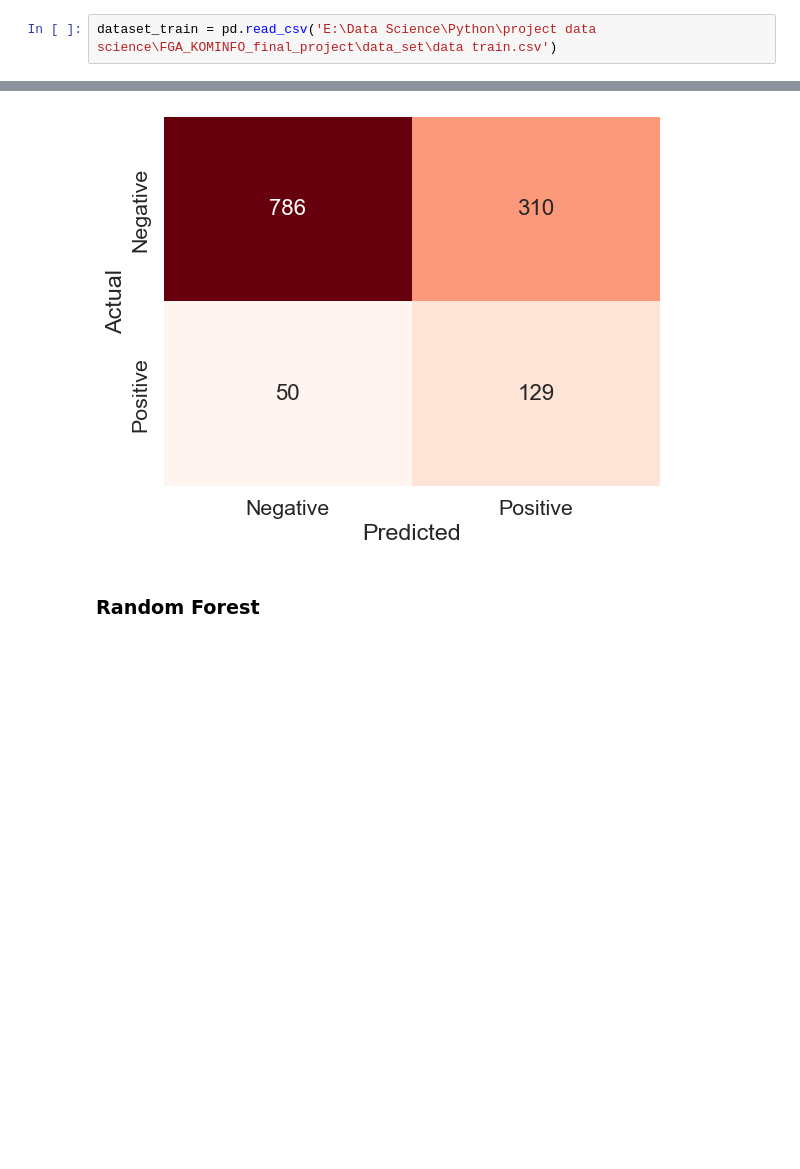
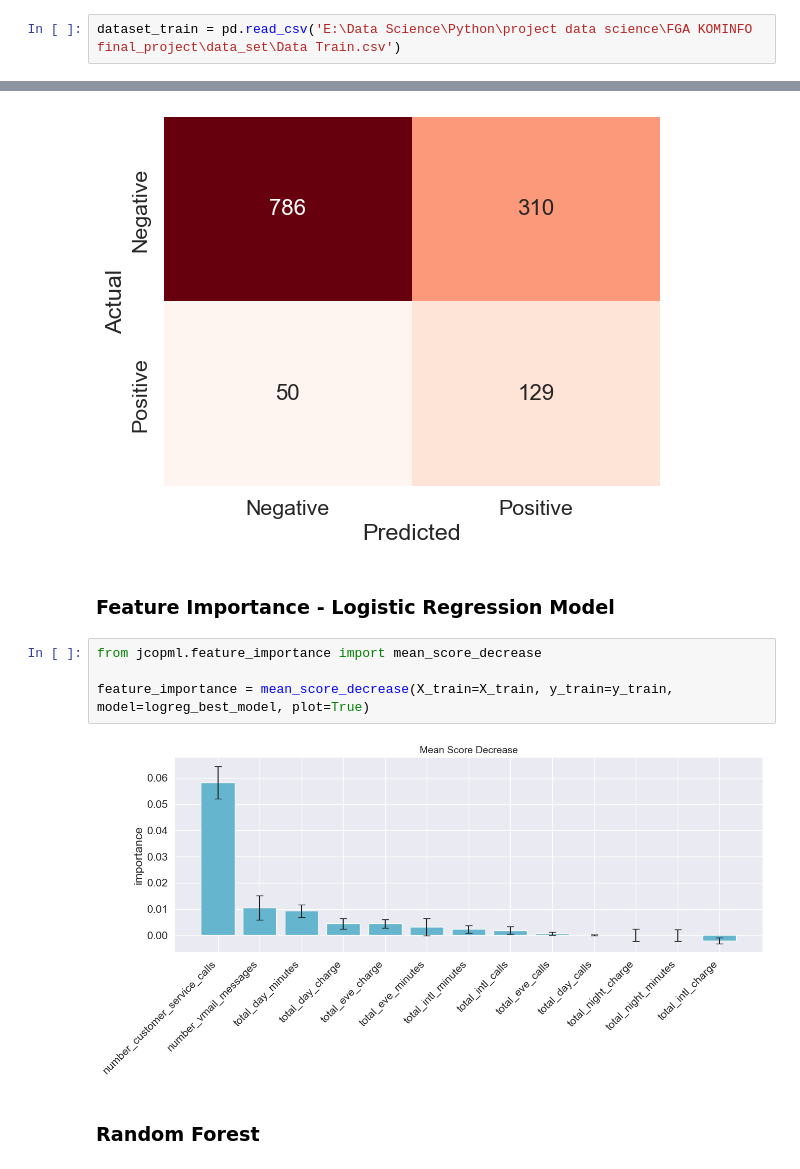
Before and after one commit to nununu-py/FGA-KOMINFO-final-project, a Jupyter notebook: project2_Customer Churn Prediction.ipynb, the cells around one changed output, grey strips where cells are left out. Cells and saved outputs as stored; diff of their text form; blank space fills up the shorter version.

Commit message:
add feature importance and change model for data test prediction

```diff
--- a/project2_Customer Churn Prediction.ipynb
+++ b/project2_Customer Churn Prediction.ipynb
@@ -22,7 +22,7 @@ from sklearn.metrics import roc_auc_score, roc_curve, classification_report, con
 # %% [markdown]
 # Import dataset
 # %%
-dataset_train = pd.read_csv('E:\Data Science\Python\project data science\FGA_KOMINFO_final_project\data_set\data train.csv')
+dataset_train = pd.read_csv('E:\Data Science\Python\project data science\FGA KOMINFO final_project\data_set\Data Train.csv')
 # %%
 dataset_train.head()
 # %% [output]
@@ -638,6 +642,14 @@ plt.yticks([0.5, 1.5], ['Negative', 'Positive'])
 plt.show()
 # %% [output]
 [figure]
+# %% [markdown]
+### Feature Importance - Logistic Regression Model
+# %%
+from jcopml.feature_importance import mean_score_decrease
+
+feature_importance = mean_score_decrease(X_train=X_train, y_train=y_train, model=logreg_best_model, plot=True)
+# %% [output]
+[figure, added]
 # %% [markdown]
 ### Random Forest
 # %% [markdown]
```
Also changed, not shown: parts of 20 cells of this notebook.
